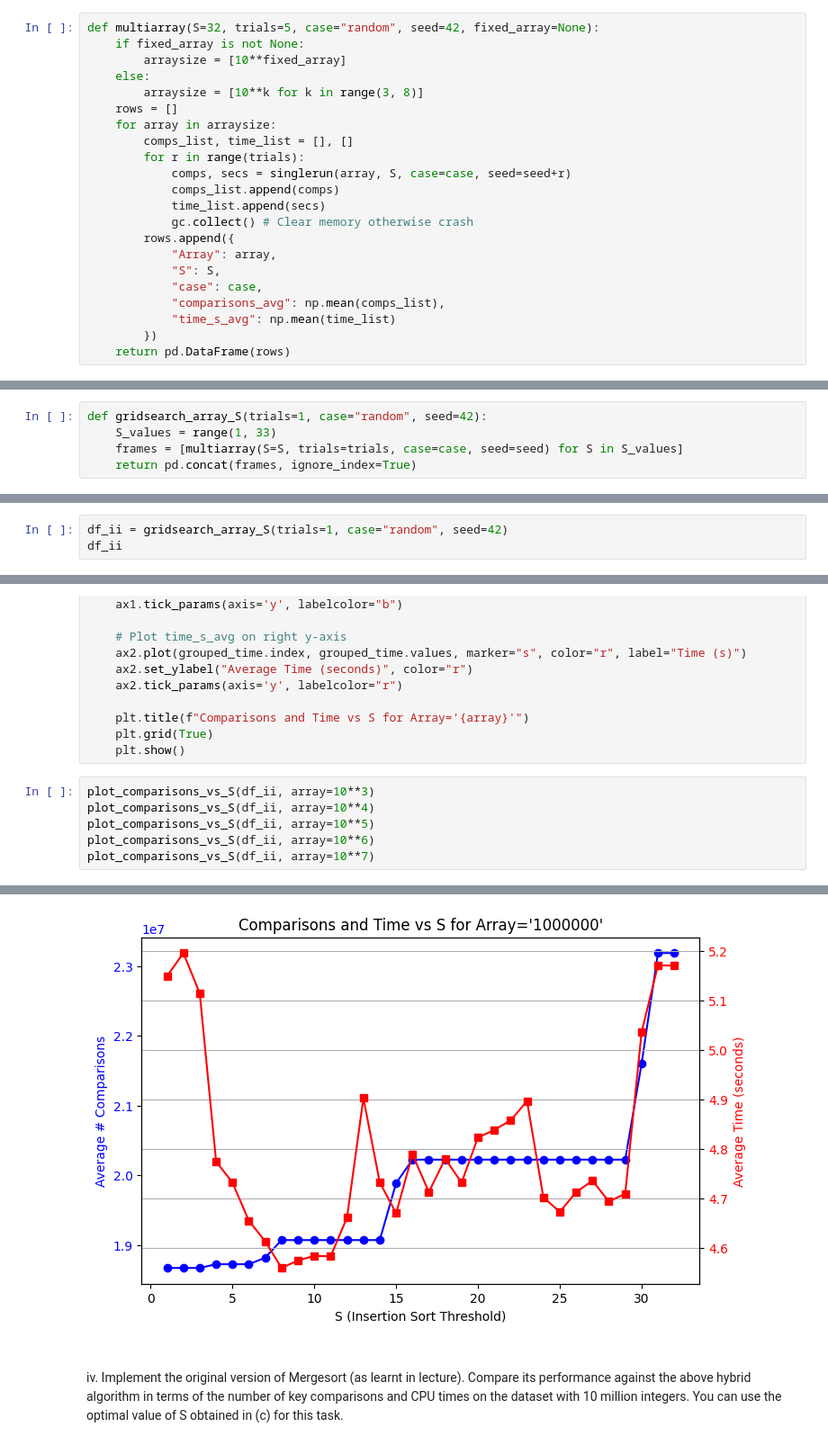
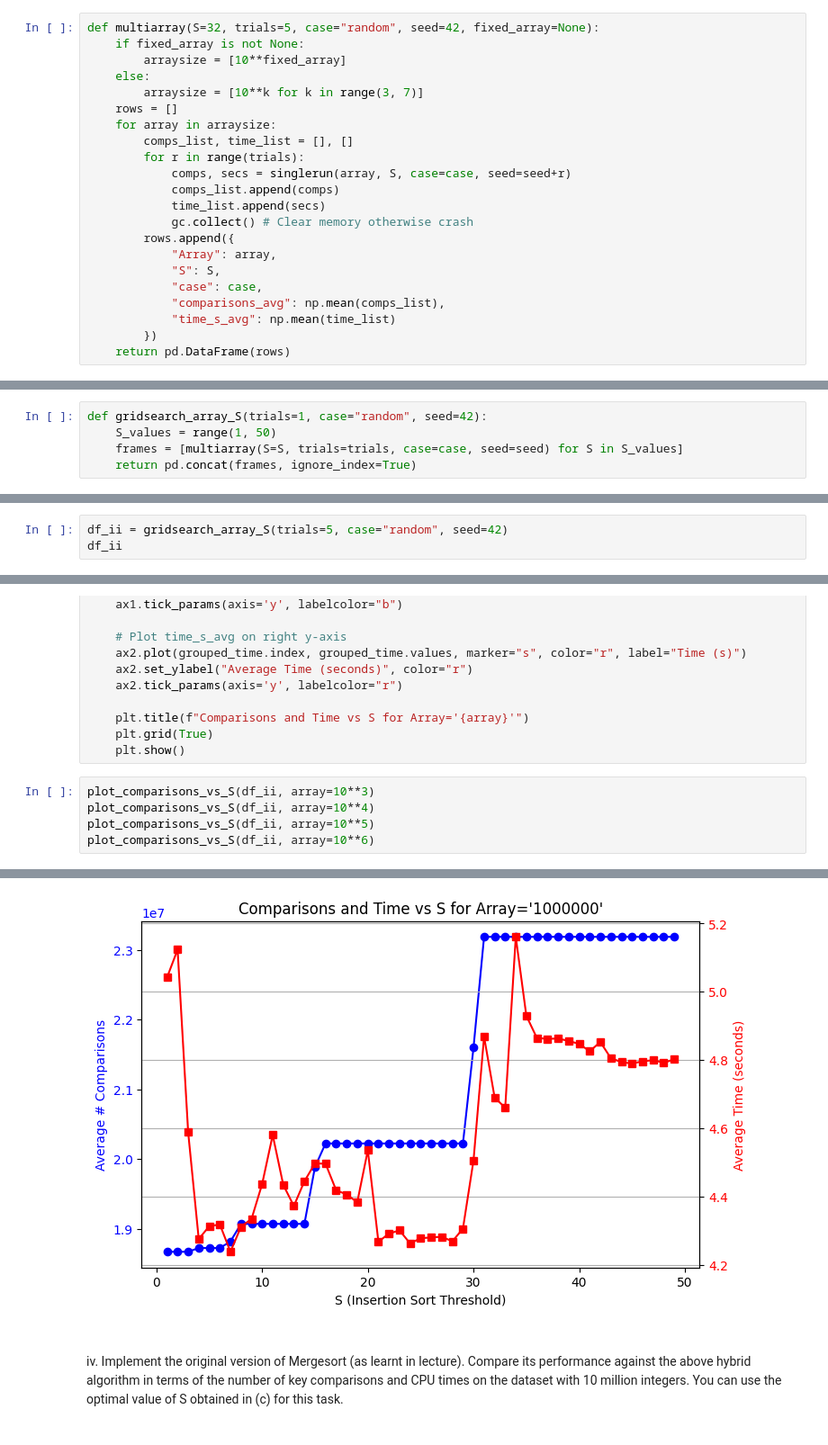
Before and after one commit to TeaLeafs04/SC2001, a Jupyter notebook: Project1.ipynb, the cells around one changed output, grey strips where cells are left out. Shown at 90% size. Drawn from its saved outputs; the diff is of its cells as text.

```diff
--- a/Project1.ipynb
+++ b/Project1.ipynb
@@ -137,7 +137,7 @@ def multiarray(S=32, trials=5, case="random", seed=42, fixed_array=None):
     if fixed_array is not None:
         arraysize = [10**fixed_array]
     else:
-        arraysize = [10**k for k in range(3, 8)]
+        arraysize = [10**k for k in range(3, 7)]
     rows = []
     for array in arraysize:
         comps_list, time_list = [], []
@@ -158,7 +158,7 @@ def multiarray(S=32, trials=5, case="random", seed=42, fixed_array=None):
 ### Data Collection for different array sizes with varying S
 # %%
 def gridsearch_array_S(trials=1, case="random", seed=42):
-    S_values = range(1, 33)
+    S_values = range(1, 50)
     frames = [multiarray(S=S, trials=trials, case=case, seed=seed) for S in S_values]
     return pd.concat(frames, ignore_index=True)
 # %% [markdown]
@@ -267,5 +267,5 @@ $$
 
 Competing terms $-n\log S$ (helps larger $S$) and $+\tfrac14 nS$ (hurts larger $S$) ⇒ expect a **U-shaped** curve.
 # %%
-df_ii = gridsearch_array_S(trials=1, case="random", seed=42)
+df_ii = gridsearch_array_S(trials=5, case="random", seed=42)
 df_ii
@@ -298,5 +312,4 @@ plot_comparisons_vs_S(df_ii, array=10**3)
 plot_comparisons_vs_S(df_ii, array=10**4)
 plot_comparisons_vs_S(df_ii, array=10**5)
 plot_comparisons_vs_S(df_ii, array=10**6)
-plot_comparisons_vs_S(df_ii, array=10**7)
 # %% [output]
@@ -306,4 +319,4 @@ plot_comparisons_vs_S(df_ii, array=10**7)
-[figure, old version]
+[figure, new version]
 # %% [markdown]
 ###
 iv. Implement the original version of Mergesort (as learnt in lecture). Compare its performance against the above hybrid algorithm in terms of the number of key comparisons and CPU times on the dataset with 10 million integers. You can use the optimal value of S obtained in (c) for this task.
```
Also changed, not shown: parts of 7 cells of this notebook.
